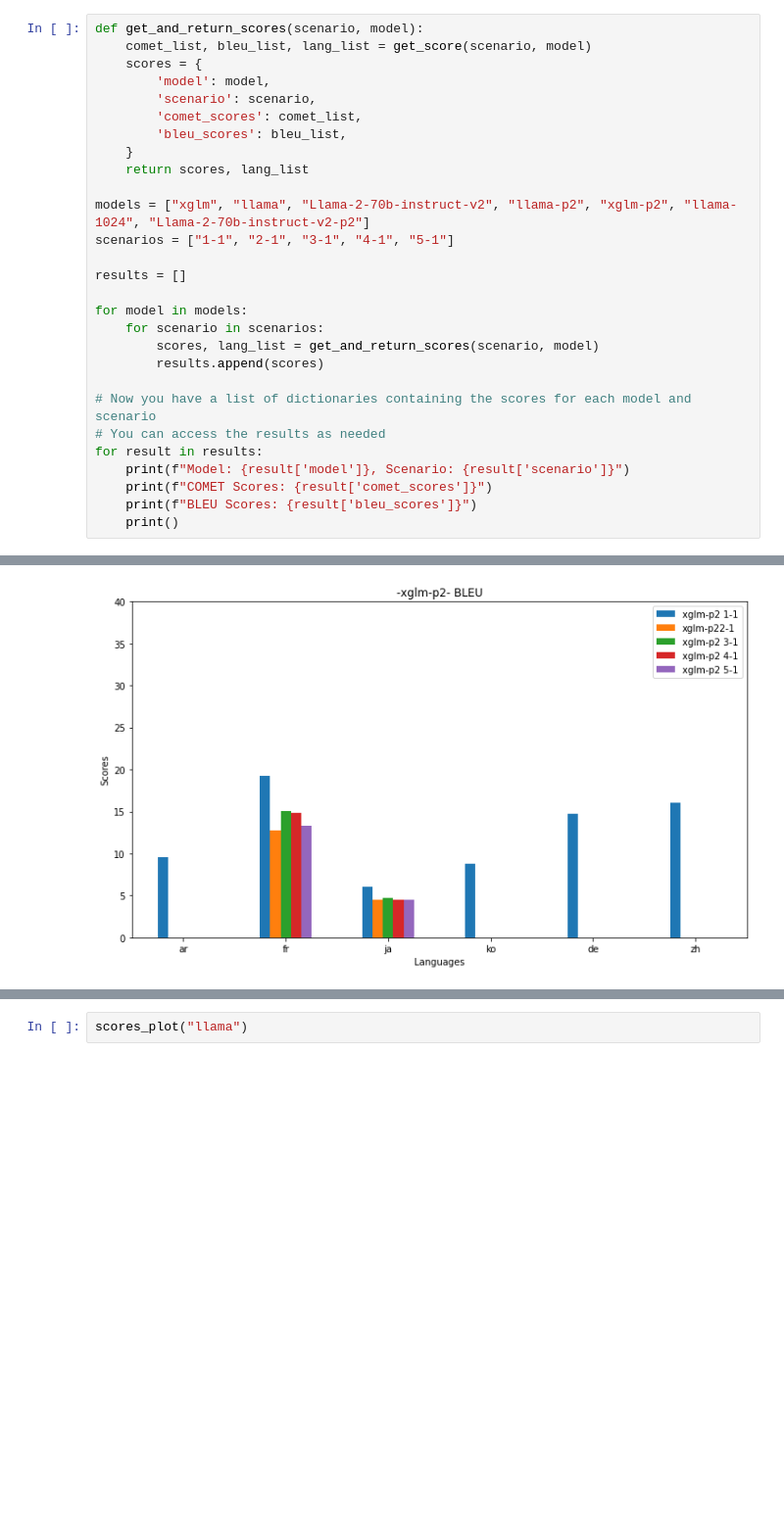
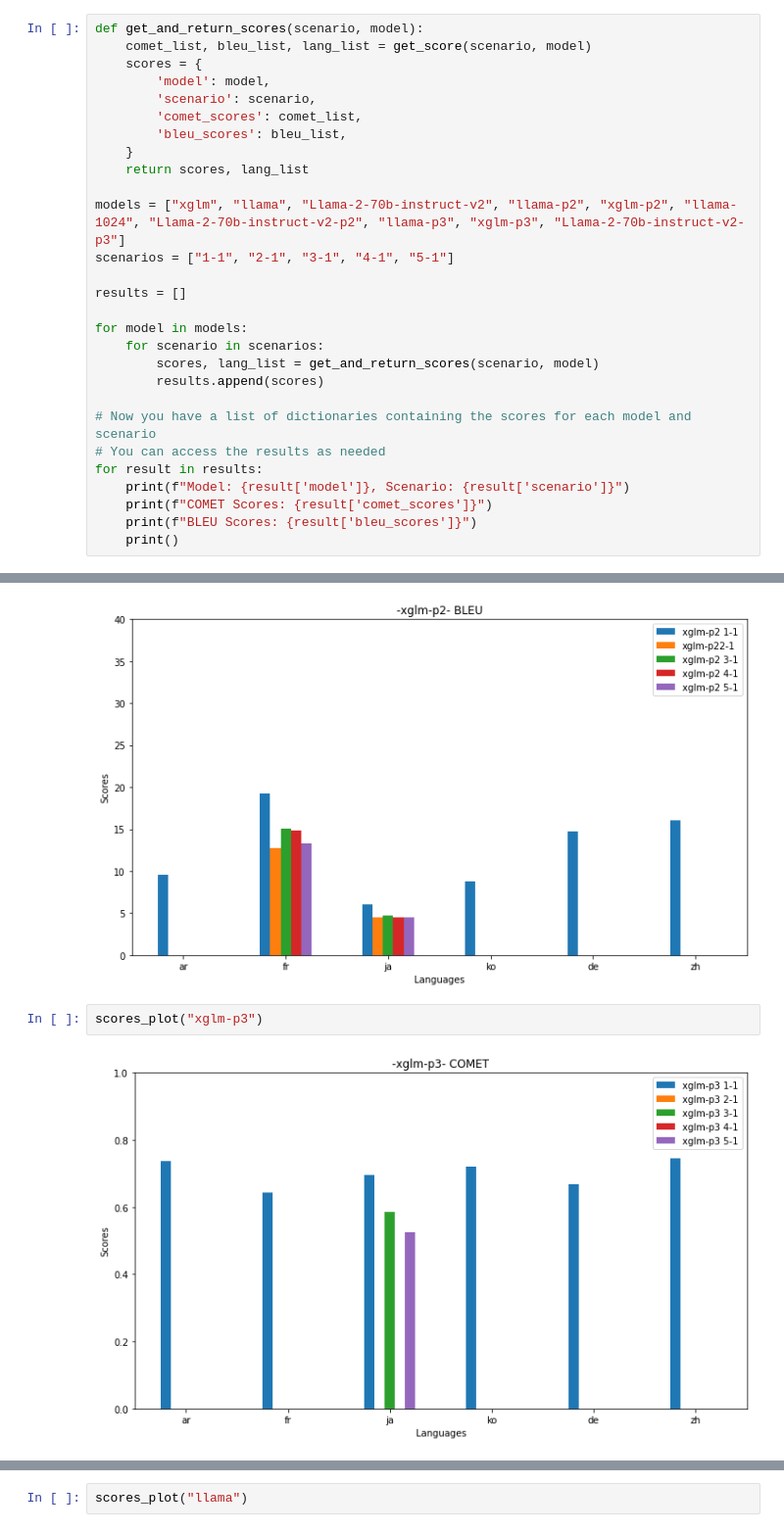
Before and after one commit to su0315/LLM_Contextual_Prompt_MT, a Jupyter notebook: notebook/result_visualization/context_size_comparison.ipynb, the cells around one changed output, grey strips where cells are left out. Shown at 98% size. Drawn from its saved outputs; the diff is of its cells as text; blank space fills up the shorter version.

Commit message:
pos: prompt exploration for llama-inst

```diff
--- a/notebook/result_visualization/context_size_comparison.ipynb
+++ b/notebook/result_visualization/context_size_comparison.ipynb
@@ -48,7 +48,7 @@ def get_and_return_scores(scenario, model):
     }
     return scores, lang_list
 
-models = ["xglm", "llama", "Llama-2-70b-instruct-v2", "llama-p2", "xglm-p2", "llama-1024", "Llama-2-70b-instruct-v2-p2"]
+models = ["xglm", "llama", "Llama-2-70b-instruct-v2", "llama-p2", "xglm-p2", "llama-1024", "Llama-2-70b-instruct-v2-p2", "llama-p3", "xglm-p3", "Llama-2-70b-instruct-v2-p3"]
 scenarios = ["1-1", "2-1", "3-1", "4-1", "5-1"]
 
 results = []
@@ -205,3 +205,7 @@ scores_plot("xglm-p2")
 # %% [output]
 [figure]
 [figure]
+# %%
+scores_plot("xglm-p3")
+# %% [output]
+[figure, added]
```
Also changed, not shown: parts of 7 cells of this notebook, 1 other file.
